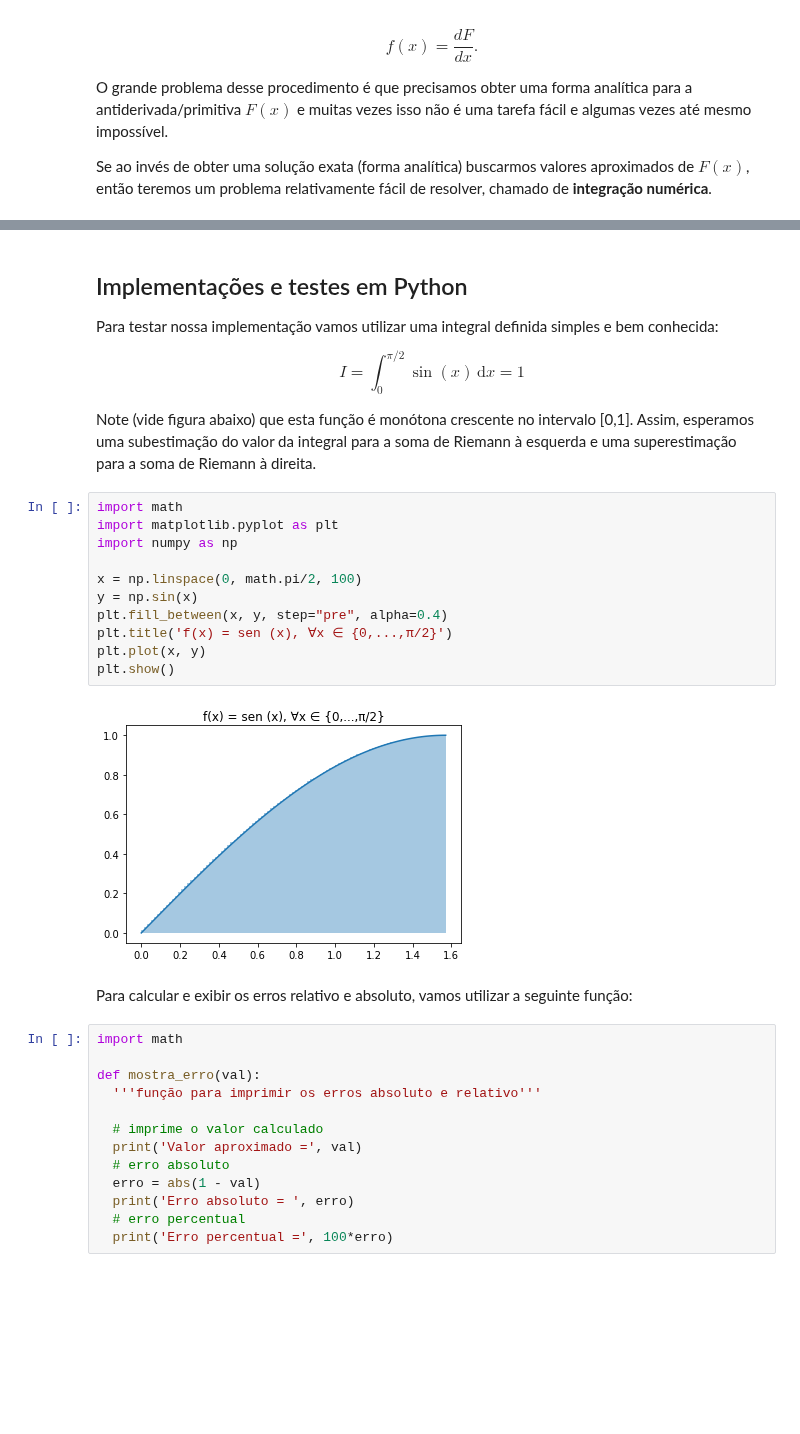
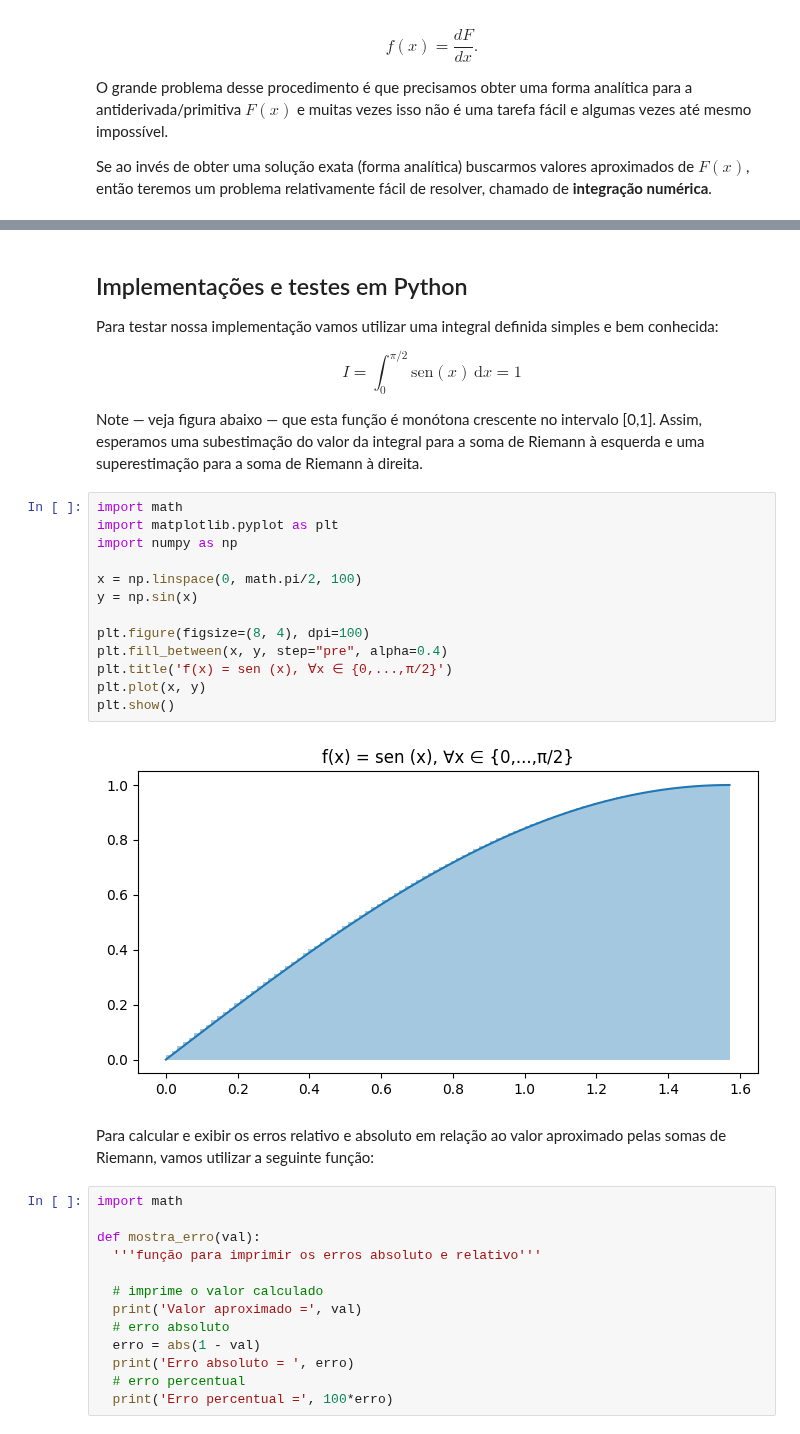
Before and after one commit to bgeneto/MCA, a Jupyter notebook: mca07.ipynb, the cells around one changed output, grey strips where cells are left out. Cells and saved outputs as stored; diff of their text form; blank space fills up the shorter version.

```diff
--- a/mca07.ipynb
+++ b/mca07.ipynb
@@ -190,25 +191,27 @@ As of IPython 2.0, the user interface has changed significantly
 Para testar nossa implementação vamos utilizar uma integral definida simples e bem conhecida:
 
 $$
-I = \int_0^{π/2} \sin(x) \, \text{d}x = 1
+I = \int_0^{π/2} \text{sen}(x) \, \text{d}x = 1
 $$
 
-Note (vide figura abaixo) que esta função é monótona crescente no intervalo [0,1]. Assim, esperamos uma subestimação do valor da integral para a soma de Riemann à esquerda e uma superestimação para a soma de Riemann à direita.
+Note — veja figura abaixo — que esta função é monótona crescente no intervalo [0,1]. Assim, esperamos uma subestimação do valor da integral para a soma de Riemann à esquerda e uma superestimação para a soma de Riemann à direita.
 # %%
 import math
 import matplotlib.pyplot as plt
 import numpy as np
 
 x = np.linspace(0, math.pi/2, 100)
 y = np.sin(x)
+
+plt.figure(figsize=(8, 4), dpi=100)
 plt.fill_between(x, y, step="pre", alpha=0.4)
 plt.title('f(x) = sen (x), ∀x ∈ {0,...,π/2}')
 plt.plot(x, y)
 plt.show()
 # %% [output]
-[figure, old version]
+[figure, new version]
 # %% [markdown]
-Para calcular e exibir os erros relativo e absoluto, vamos utilizar a seguinte função:
+Para calcular e exibir os erros relativo e absoluto em relação ao valor aproximado pelas somas de Riemann, vamos utilizar a seguinte função:
 # %%
 import math
 
```
Also changed, not shown: parts of 52 cells of this notebook.
